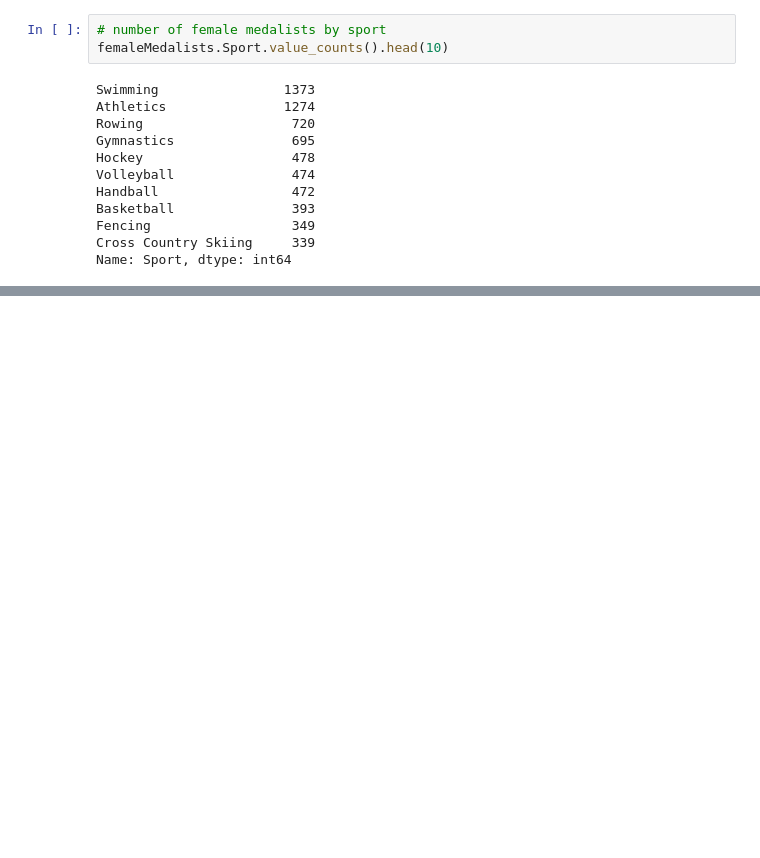
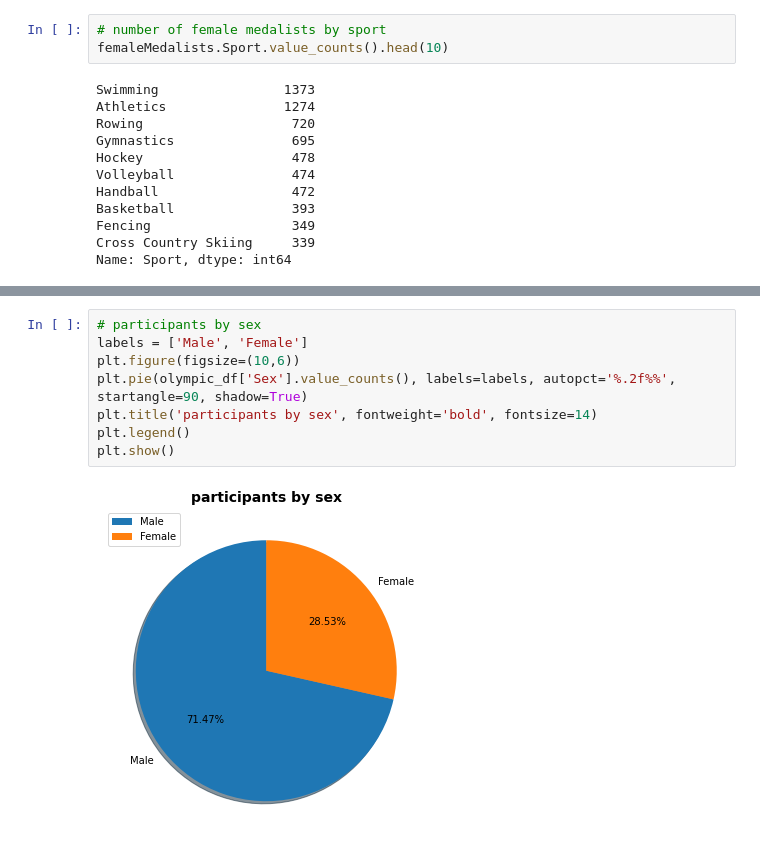
Before and after one commit to MaH1996SdN/Olympic_Games, a Jupyter notebook: Programming_Project_Olympic.ipynb, the cells around one changed output, grey strips where cells are left out. Saved outputs shown, nothing was run; the diff lists cells and outputs as text; blank space fills up the shorter version.

```diff
--- a/Programming_Project_Olympic.ipynb
+++ b/Programming_Project_Olympic.ipynb
@@ -713,0 +724,10 @@ Name: Sport, dtype: int64
+# %%
+# participants by sex
+labels = ['Male', 'Female']
+plt.figure(figsize=(10,6))
+plt.pie(olympic_df['Sex'].value_counts(), labels=labels, autopct='%.2f%%', startangle=90, shadow=True)
+plt.title('participants by sex', fontweight='bold', fontsize=14)
+plt.legend()
+plt.show()
+# %% [output]
+[figure, added]
```
Also changed, not shown: parts of 3 cells of this notebook.
